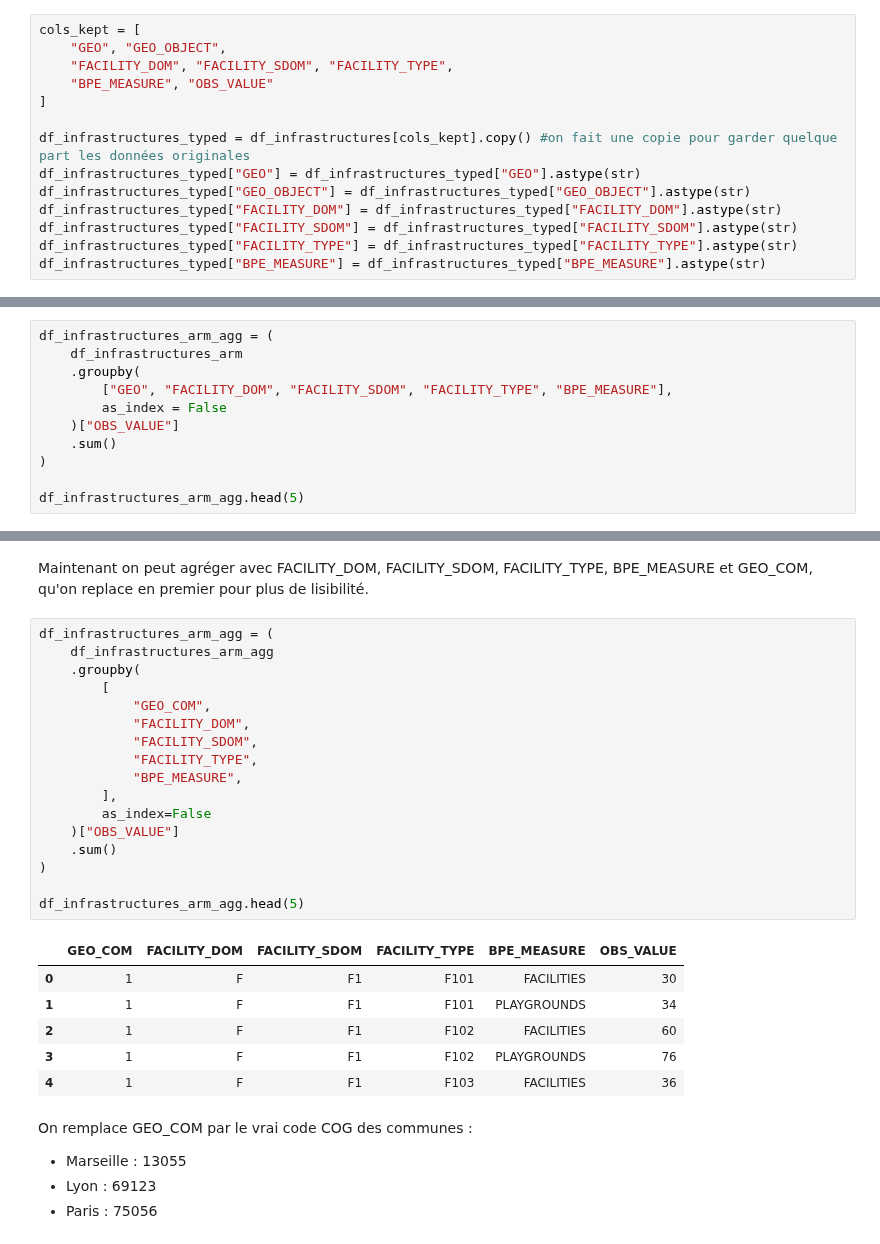
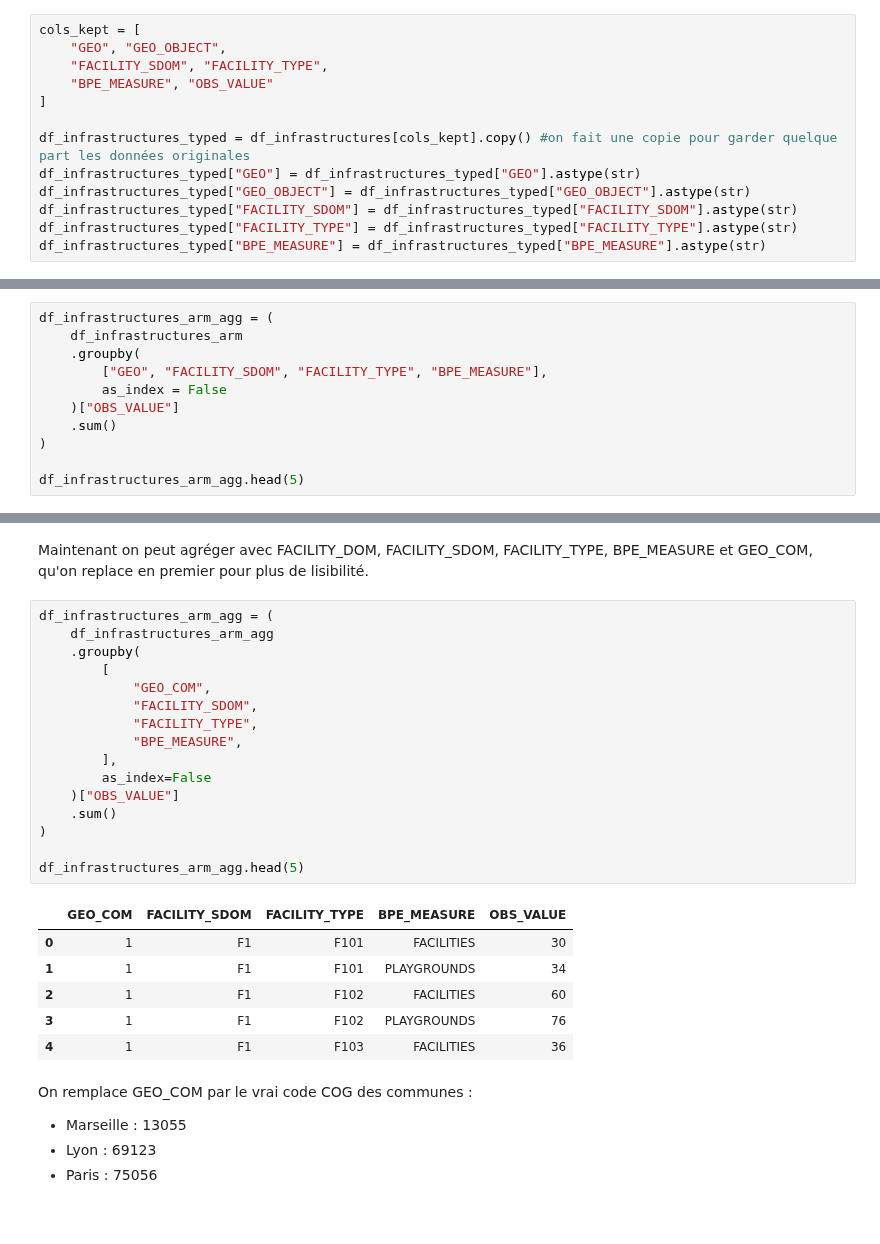
Before and after one commit to heloise1414/Projet-Python-S3, a Jupyter notebook: code/main-clemence.ipynb, the cells around one changed output, grey strips where cells are left out. Cells and saved outputs as stored; diff of their text form.

```diff
--- a/code/main-clemence.ipynb
+++ b/code/main-clemence.ipynb
@@ -86,14 +93,13 @@ Name: count, dtype: int64
 # %%
 cols_kept = [
     "GEO", "GEO_OBJECT",
-    "FACILITY_DOM", "FACILITY_SDOM", "FACILITY_TYPE",
+    "FACILITY_SDOM", "FACILITY_TYPE",
     "BPE_MEASURE", "OBS_VALUE"
 ]
 
 df_infrastructures_typed = df_infrastructures[cols_kept].copy() #on fait une copie pour garder quelque part les données originales
 df_infrastructures_typed["GEO"] = df_infrastructures_typed["GEO"].astype(str)
 df_infrastructures_typed["GEO_OBJECT"] = df_infrastructures_typed["GEO_OBJECT"].astype(str)
-df_infrastructures_typed["FACILITY_DOM"] = df_infrastructures_typed["FACILITY_DOM"].astype(str)
 df_infrastructures_typed["FACILITY_SDOM"] = df_infrastructures_typed["FACILITY_SDOM"].astype(str)
 df_infrastructures_typed["FACILITY_TYPE"] = df_infrastructures_typed["FACILITY_TYPE"].astype(str)
 df_infrastructures_typed["BPE_MEASURE"] = df_infrastructures_typed["BPE_MEASURE"].astype(str)
@@ -312,7 +318,7 @@ df_infrastructures_com_agg.head(5)
 df_infrastructures_arm_agg = (
     df_infrastructures_arm
     .groupby(
-        ["GEO", "FACILITY_DOM", "FACILITY_SDOM", "FACILITY_TYPE", "BPE_MEASURE"],
+        ["GEO", "FACILITY_SDOM", "FACILITY_TYPE", "BPE_MEASURE"],
         as_index = False
     )["OBS_VALUE"]
     .sum()
@@ -400,27 +406,26 @@ Maintenant on peut agréger avec FACILITY_DOM, FACILITY_SDOM, FACILITY_TYPE, BPE
 # %%
 df_infrastructures_arm_agg = (
     df_infrastructures_arm_agg
     .groupby(
         [
             "GEO_COM",
-            "FACILITY_DOM",
             "FACILITY_SDOM",
             "FACILITY_TYPE",
             "BPE_MEASURE",
         ],
         as_index=False
     )["OBS_VALUE"]
     .sum()
 )
 
 df_infrastructures_arm_agg.head(5)
 # %% [output]
-|  | GEO_COM | FACILITY_DOM | FACILITY_SDOM | FACILITY_TYPE | BPE_MEASURE | OBS_VALUE |
-| 0 | 1 | F | F1 | F101 | FACILITIES | 30 |
-| 1 | 1 | F | F1 | F101 | PLAYGROUNDS | 34 |
-| 2 | 1 | F | F1 | F102 | FACILITIES | 60 |
-| 3 | 1 | F | F1 | F102 | PLAYGROUNDS | 76 |
-| 4 | 1 | F | F1 | F103 | FACILITIES | 36 |
+|  | GEO_COM | FACILITY_SDOM | FACILITY_TYPE | BPE_MEASURE | OBS_VALUE |
+| 0 | 1 | F1 | F101 | FACILITIES | 30 |
+| 1 | 1 | F1 | F101 | PLAYGROUNDS | 34 |
+| 2 | 1 | F1 | F102 | FACILITIES | 60 |
+| 3 | 1 | F1 | F102 | PLAYGROUNDS | 76 |
+| 4 | 1 | F1 | F103 | FACILITIES | 36 |
 # %% [markdown]
 On remplace GEO_COM par le vrai code COG des communes :
 - Marseille : 13055
```
Also changed, not shown: parts of 30 cells of this notebook.
